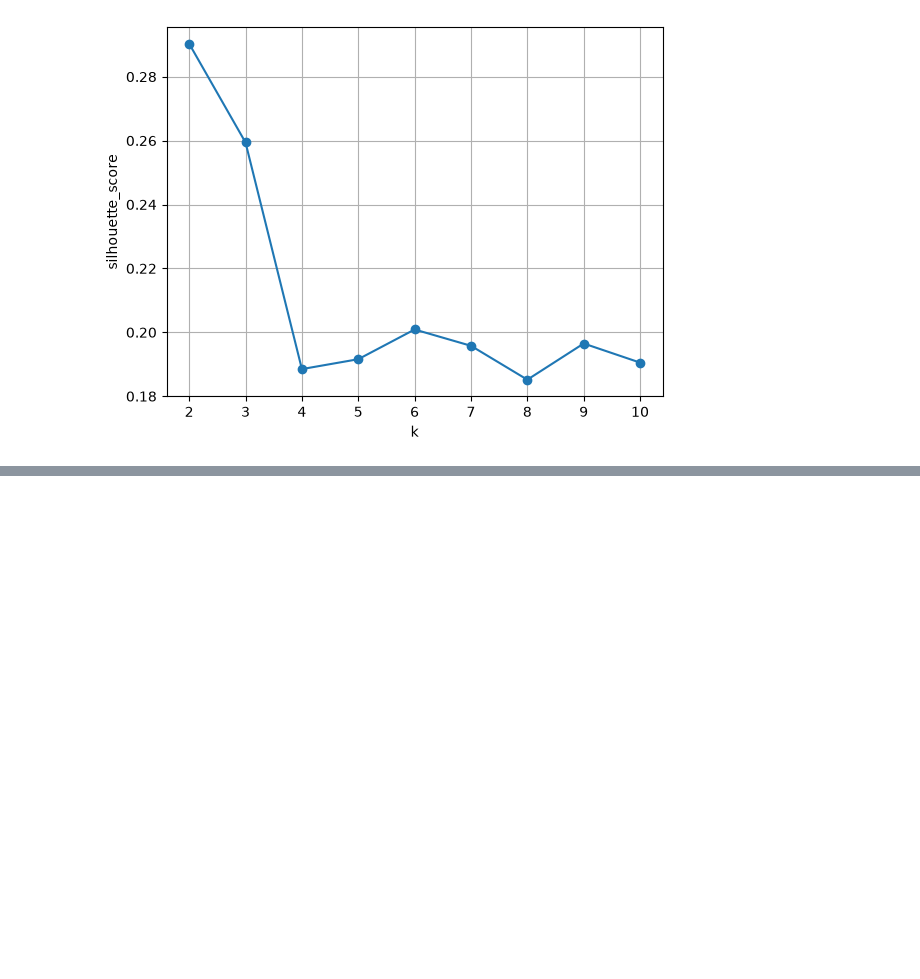
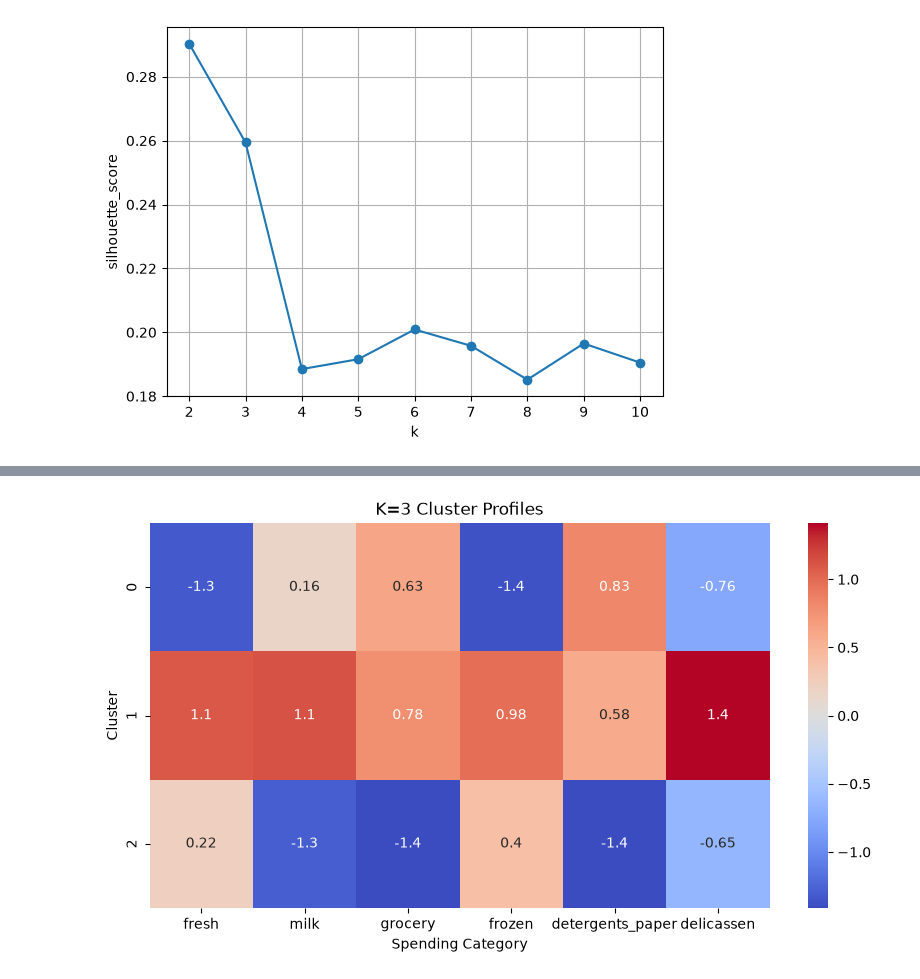
Before and after one commit to Kartikshard/Whole-Sale-Customer-Segmentation, a Jupyter notebook: notebooks/01_EDA.ipynb, the cells around one changed output, grey strips where cells are left out. Drawn from its saved outputs; the diff is of its cells as text; code cells hidden in the pictures; blank space fills up the shorter version.

```diff
--- a/notebooks/01_EDA.ipynb
+++ b/notebooks/01_EDA.ipynb
@@ -276,3 +276,9 @@ plt.ylabel('silhouette_score')
 plt.grid()
 # %% [output]
 [figure]
+# %%
+kmeans_3=KMeans(n_clusters=3,random_state=42,n_init=10)
+labels_3=kmeans_3.fit_predict(numerical_scaled)
+
+kmeans_2=KMeans(n_clusters=2,random_state=42,n_init=10)
+labels_2=kmeans_2.fit_predict(numerical_scaled)
@@ -278,0 +298,4 @@ plt.grid()
+# %%
+clusteer_3=numerical_features.copy()
+# %%
+clusteer_3['labels']=labels_3
@@ -278,0 +320,10 @@ plt.grid()
+# %%
+cluster_means = clusteer_3.groupby("labels").mean()
+
+cluster_means_scaled = StandardScaler().fit_transform(cluster_means)
+
+cluster_means_scaled = pd.DataFrame(
+    cluster_means_scaled,
+    index=cluster_means.index,
+    columns=cluster_means.columns
+)
@@ -278,0 +338,16 @@ plt.grid()
+# %%
+plt.figure(figsize=(10, 5))
+
+sns.heatmap(
+    cluster_means_scaled,
+    annot=True,
+    cmap="coolwarm",
+    center=0
+)
+
+plt.title("K=3 Cluster Profiles")
+plt.xlabel("Spending Category")
+plt.ylabel("Cluster")
+plt.show()
+# %% [output]
+[figure, added]
```
Also changed, not shown: parts of 6 cells of this notebook.
